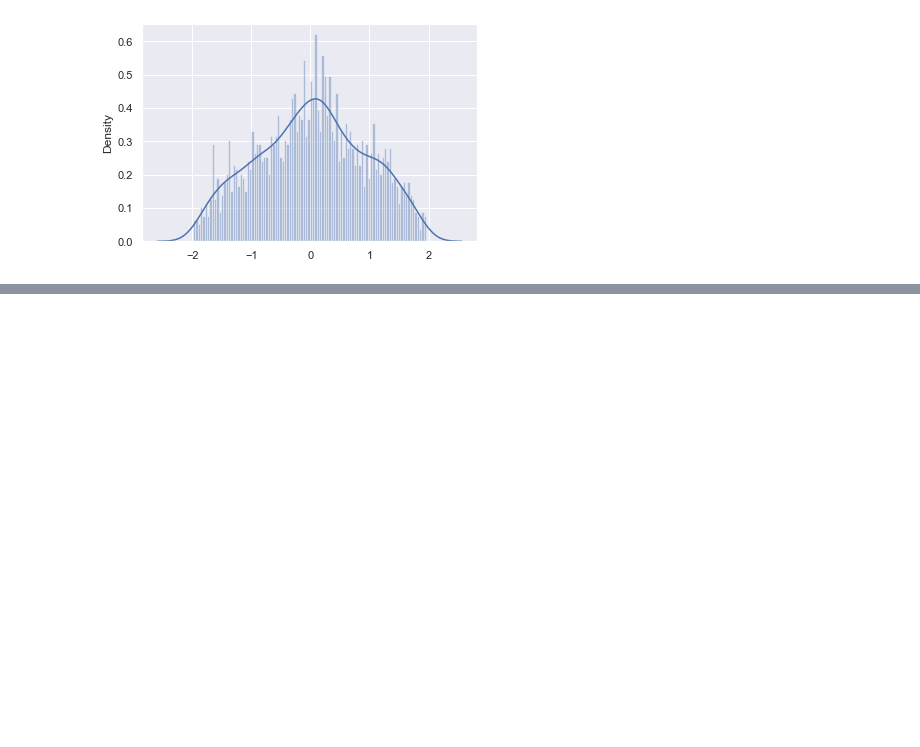
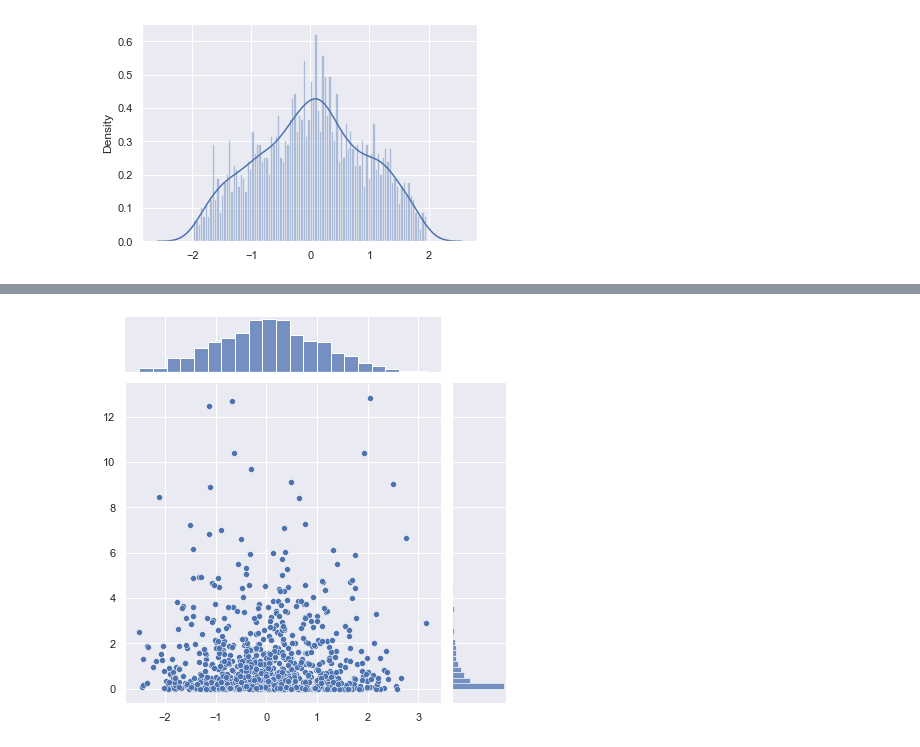
Before and after one commit to pawelztef/maths_pyt, a Jupyter notebook: probabilities_and_hitograms.ipynb, the cells around one changed output, grey strips where cells are left out. Cells and saved outputs as stored; diff of their text form; code cells hidden in the pictures; blank space fills up the shorter version.

Commit message:
Joint probability distributions

```diff
--- a/probabilities_and_hitograms.ipynb
+++ b/probabilities_and_hitograms.ipynb
@@ -152,0 +170,7 @@ plt.show()
+# %%
+# marginal distribution
+sns.set()
+sns.jointplot(x=x, y=y)
+plt.show()
+# %% [output]
+[figure, added]
```
Also changed, not shown: parts of 1 cell of this notebook.
